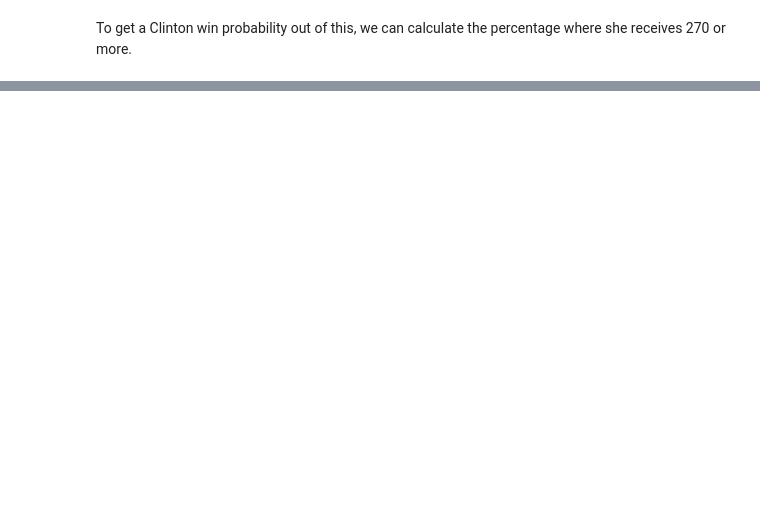
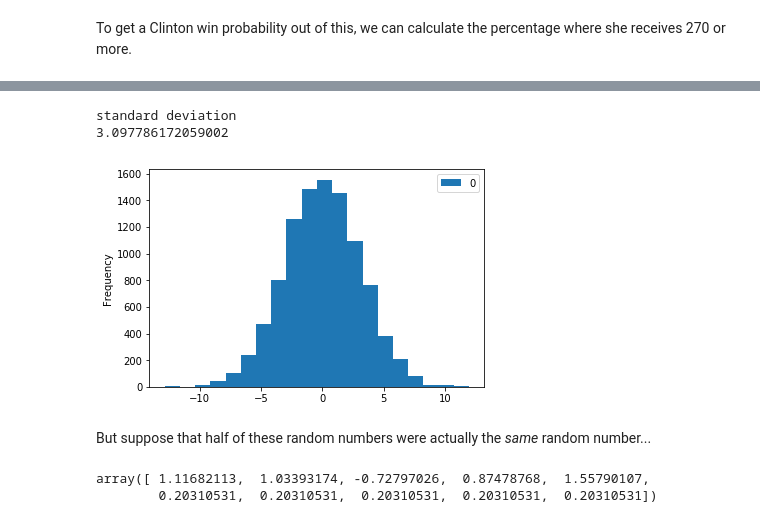
Before and after one commit to jstray/lede-algorithms, a Jupyter notebook: week-6/week-6-1-election-prediction.ipynb, the cells around one changed output, grey strips where cells are left out. Cells and saved outputs as stored; diff of their text form; code cells hidden in the pictures; blank space fills up the shorter version.

```diff
--- a/week-6/week-6-1-election-prediction.ipynb
+++ b/week-6/week-6-1-election-prediction.ipynb
@@ -293,0 +286,18 @@ To get a Clinton win probability out of this, we can calculate the percentage wh
+# %%
+def plot_distribution_of_sums(make_a_sum_function, n_times):
+    sums = pd.DataFrame(np.zeros(n_times))
+    sums = sums.applymap(make_a_sum_function)
+    sums.plot(kind='hist', bins=20)
+    print("standard deviation")
+    print(float(sums.std()))
+# %%
+# If take the sum of these random numbers 1000 times, what do we get?
+def uncorrelated_sum(dummy):
+    return np.random.normal(mean, stddev, n).sum()
+plot_distribution_of_sums(uncorrelated_sum, 10000)
+# %% [output]
+standard deviation
+3.097786172059002
+[figure, added]
+# %% [markdown]
+But suppose that half of these random numbers were actually the *same* random number...
@@ -293,0 +309,5 @@ To get a Clinton win probability out of this, we can calculate the percentage wh
+# %%
+correlated_randoms()
+# %% [output]
+array([ 1.11682113,  1.03393174, -0.72797026,  0.87478768,  1.55790107,
+        0.20310531,  0.20310531,  0.20310531,  0.20310531,  0.20310531])
```
Also changed, not shown: parts of 18 cells of this notebook, 3 other files.
